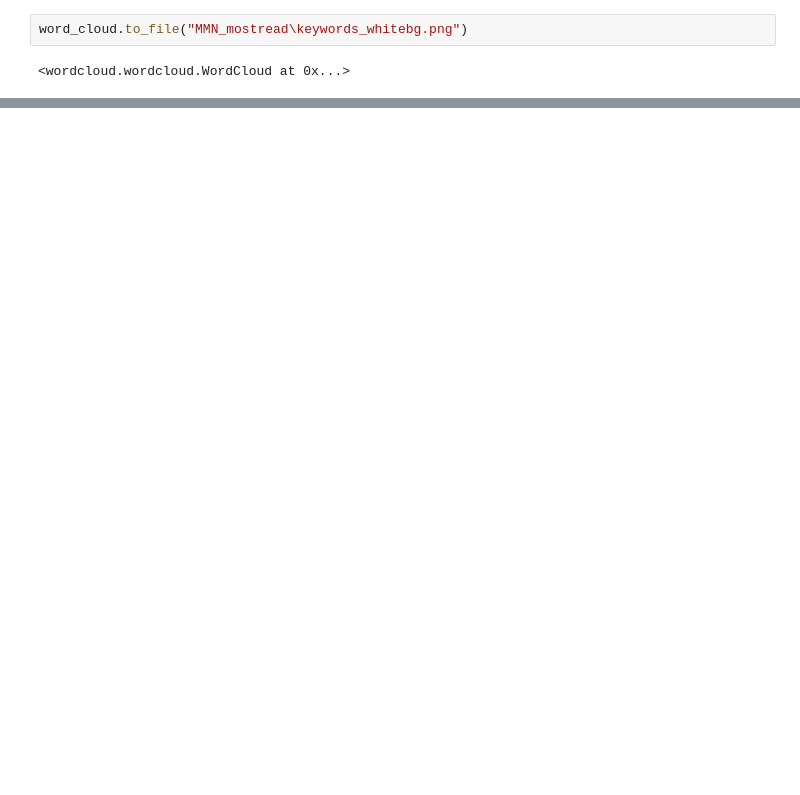
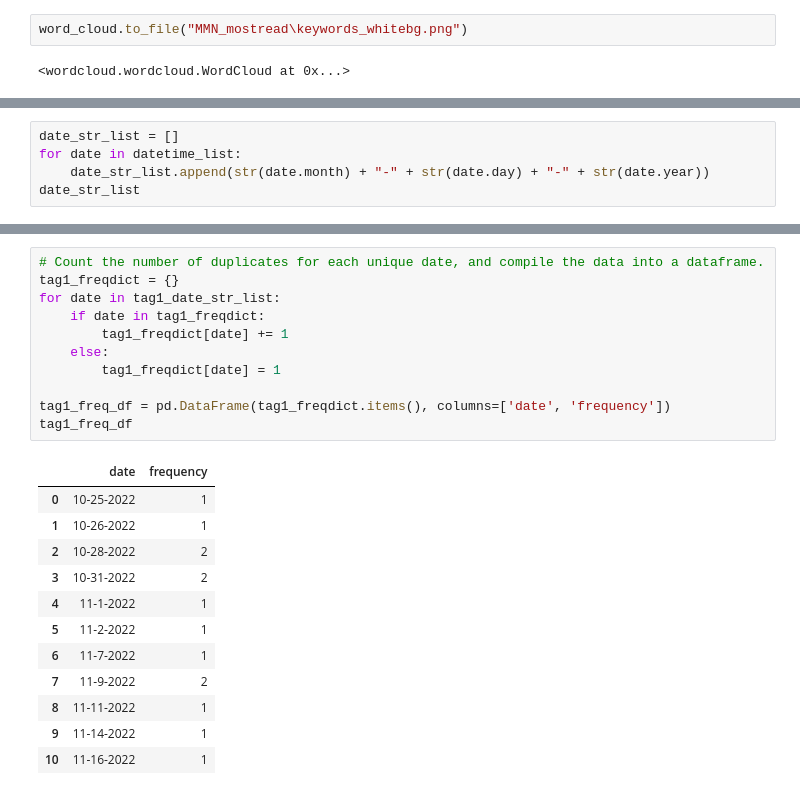
Before and after one commit to khine-thant-su/MM_news_headlines_analysis, a Jupyter notebook: Myanmar news headlines scraping.ipynb, the cells around one changed output, grey strips where cells are left out. Saved outputs shown, nothing was run; the diff lists cells and outputs as text; blank space fills up the shorter version.

```diff
--- a/Myanmar news headlines scraping.ipynb
+++ b/Myanmar news headlines scraping.ipynb
@@ -224,0 +347,5 @@ d1
+# %%
+date_str_list = []
+for date in datetime_list:
+    date_str_list.append(str(date.month) + "-" + str(date.day) + "-" + str(date.year))
+date_str_list
@@ -224,0 +450,24 @@ d1
+# %%
+# Count the number of duplicates for each unique date, and compile the data into a dataframe.
+tag1_freqdict = {}
+for date in tag1_date_str_list:
+    if date in tag1_freqdict:
+        tag1_freqdict[date] += 1
+    else:
+        tag1_freqdict[date] = 1
+
+tag1_freq_df = pd.DataFrame(tag1_freqdict.items(), columns=['date', 'frequency'])
+tag1_freq_df
+# %% [output]
+|  | date | frequency |
+| 0 | 10-25-2022 | 1 |
+| 1 | 10-26-2022 | 1 |
+| 2 | 10-28-2022 | 2 |
+| 3 | 10-31-2022 | 2 |
+| 4 | 11-1-2022 | 1 |
+| 5 | 11-2-2022 | 1 |
+| 6 | 11-7-2022 | 1 |
+| 7 | 11-9-2022 | 2 |
+| 8 | 11-11-2022 | 1 |
+| 9 | 11-14-2022 | 1 |
+| 10 | 11-16-2022 | 1 |
```
Also changed, not shown: parts of 35 cells of this notebook.
